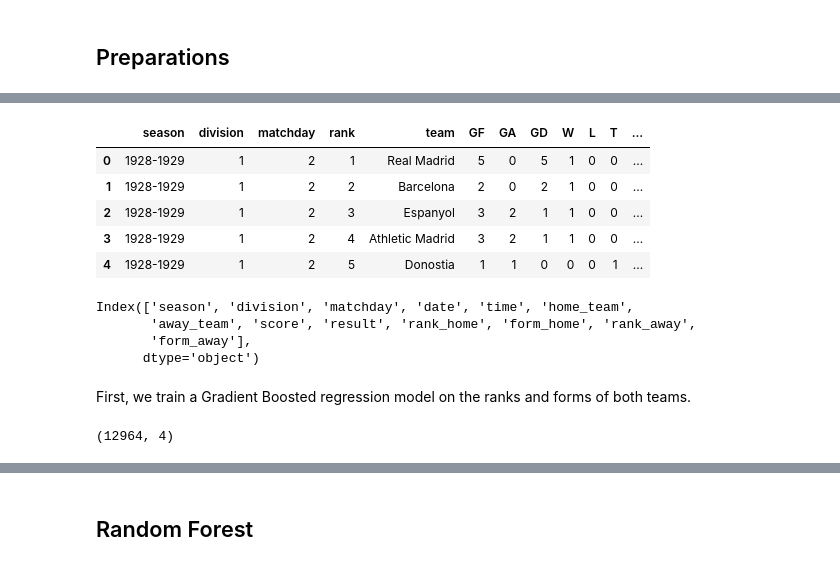
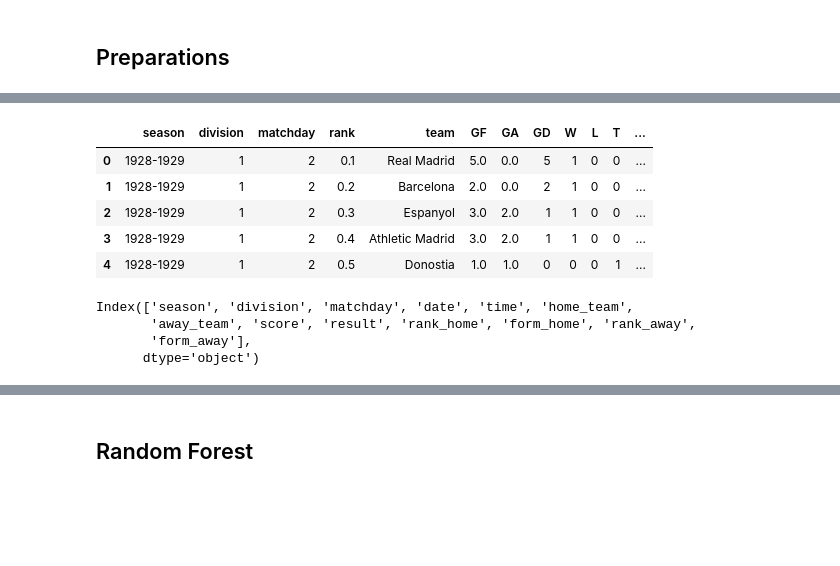
Before and after one commit to jannik-j/la-quiniela, a Jupyter notebook: analysis/ModelAnalysis_Jannik.ipynb, the cells around one changed output, grey strips where cells are left out. Drawn from its saved outputs; the diff is of its cells as text; code cells hidden in the pictures; blank space fills up the shorter version.

```diff
--- a/analysis/ModelAnalysis_Jannik.ipynb
+++ b/analysis/ModelAnalysis_Jannik.ipynb
@@ -55,18 +54,27 @@ def get_form(last_5):
         return form
     else:
         return None
+# %%
+def calc_relative_rank(df_standings):
+    for season in df_standings.season.drop_duplicates():
+        num_teams = df_standings.loc[df_standings['season']==season, 'team'].drop_duplicates().count()
+        df_standings.loc[df_standings['season']==season, 'rank'] /= num_teams
+    return df_standings
 # %%
 df_standings = pd.read_excel('../reports/MatchdayStandings.xlsx', engine='openpyxl')
 df_standings['form'] = df_standings['last_5'].map(get_form)
+df_standings = calc_relative_rank(df_standings)
+df_standings['GF'] /= df_standings['matchday']
+df_standings['GA'] /= df_standings['matchday']
 df_standings['matchday'] += 1
 df_standings.head()
 # %% [output]
 |  | season | division | matchday | rank | team | GF | GA | GD | W | L | T | ... |
-| 0 | 1928-1929 | 1 | 2 | 1 | Real Madrid | 5 | 0 | 5 | 1 | 0 | 0 | ... |
-| 1 | 1928-1929 | 1 | 2 | 2 | Barcelona | 2 | 0 | 2 | 1 | 0 | 0 | ... |
-| 2 | 1928-1929 | 1 | 2 | 3 | Espanyol | 3 | 2 | 1 | 1 | 0 | 0 | ... |
-| 3 | 1928-1929 | 1 | 2 | 4 | Athletic Madrid | 3 | 2 | 1 | 1 | 0 | 0 | ... |
-| 4 | 1928-1929 | 1 | 2 | 5 | Donostia | 1 | 1 | 0 | 0 | 0 | 1 | ... |
+| 0 | 1928-1929 | 1 | 2 | 0.1 | Real Madrid | 5.0 | 0.0 | 5 | 1 | 0 | 0 | ... |
+| 1 | 1928-1929 | 1 | 2 | 0.2 | Barcelona | 2.0 | 0.0 | 2 | 1 | 0 | 0 | ... |
+| 2 | 1928-1929 | 1 | 2 | 0.3 | Espanyol | 3.0 | 2.0 | 1 | 1 | 0 | 0 | ... |
+| 3 | 1928-1929 | 1 | 2 | 0.4 | Athletic Madrid | 3.0 | 2.0 | 1 | 1 | 0 | 0 | ... |
+| 4 | 1928-1929 | 1 | 2 | 0.5 | Donostia | 1.0 | 1.0 | 0 | 0 | 0 | 1 | ... |
 # %%
 df_standings.rename(columns={'team': 'home_team'}, inplace=True)
 df = df.merge(df_standings[['season', 'division', 'matchday', 'rank', 'home_team', 'form']], left_on=['season', 'division', 'matchday', 'home_team'], right_on=['season', 'division', 'matchday', 'home_team'], how='left')
@@ -81,24 +89,3 @@ Index(['season', 'division', 'matchday', 'date', 'time', 'home_team',
        'away_team', 'score', 'result', 'rank_home', 'form_home', 'rank_away',
        'form_away'],
       dtype='object')
-# %% [markdown]
-First, we train a Gradient Boosted regression model on the ranks and forms of both teams.
-# %%
-gbm_hyperparams = {
-    'n_estimators': 100,
-    'max_depth': 10,
-    'learning_rate': 0.05,
-    'loss': 'deviance'
-}
-features = ['rank_home', 'form_home', 'rank_away', 'form_away']
-target = 'result'
-df_nona = df.dropna()
-X = df_nona[features]
-y = df_nona[target]
-X_train, X_test, y_train, y_test = train_test_split(X, y, test_size=0.2)
-print(X_train.shape)
-gbm_model = GradientBoostingClassifier(**gbm_hyperparams)
-gbm_model.fit(X_train, y_train)
-gbm_y_pred = gbm_model.predict(X_test)
-# %% [output]
-(12964, 4)
```
Also changed, not shown: parts of 71 cells of this notebook, 4 other files.
